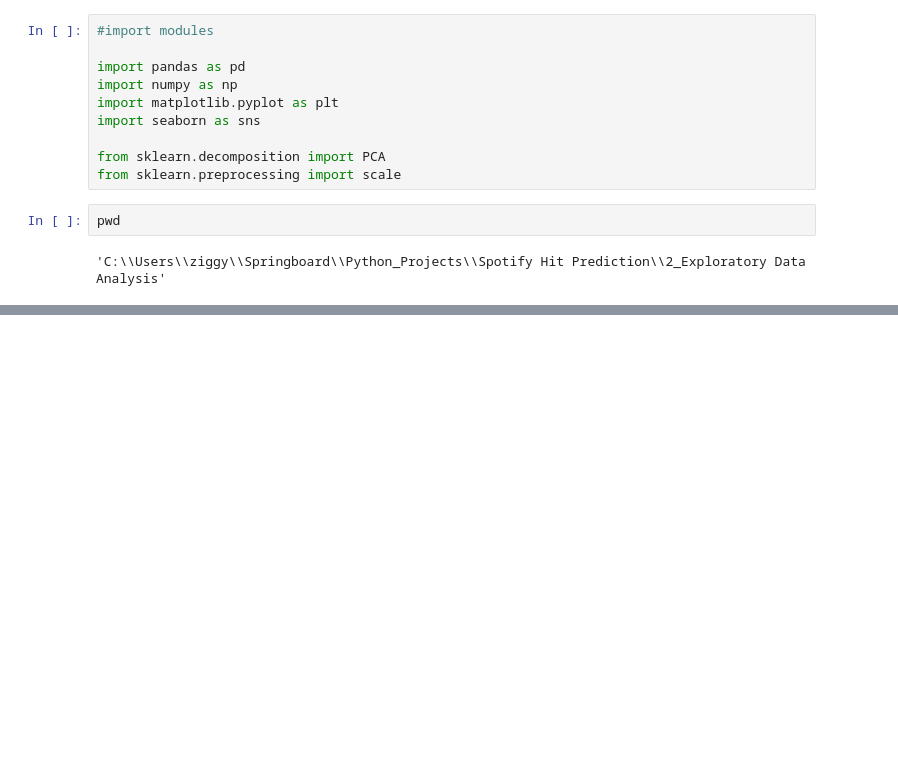
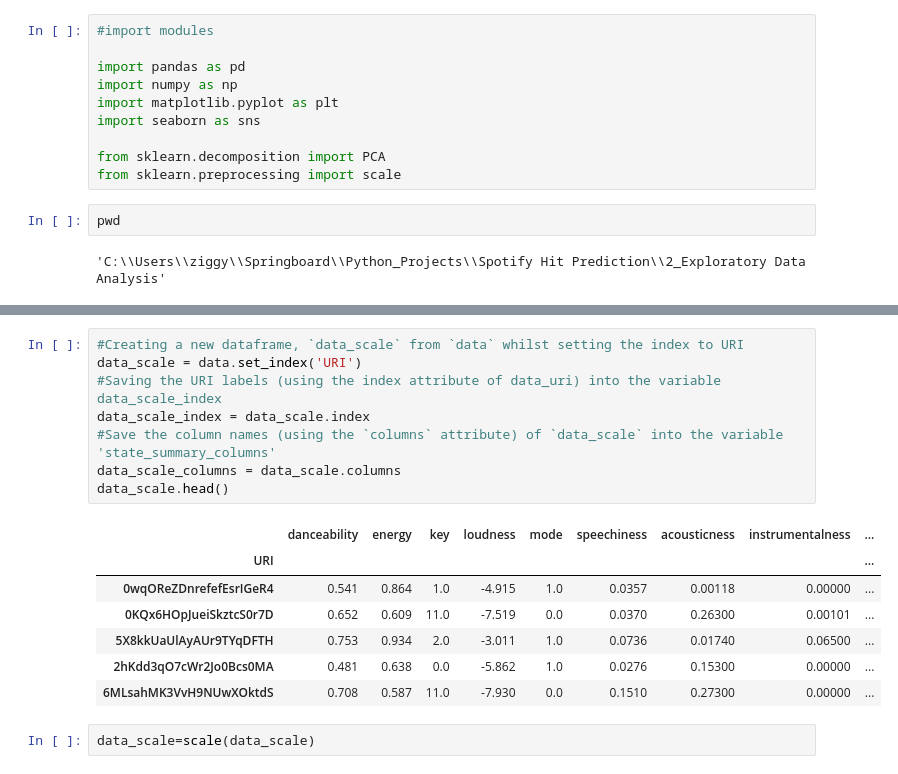
Before and after one commit to zig-zag-96/Python_Projects, a Jupyter notebook: Spotify Hit Prediction/2_Exploratory Data Analysis/Pre-processing for Cleaned_FullDataset.ipynb, the cells around one changed output, grey strips where cells are left out. Cells and saved outputs as stored; diff of their text form; blank space fills up the shorter version.

```diff
--- a/Spotify Hit Prediction/2_Exploratory Data Analysis/Pre-processing for Cleaned_FullDataset.ipynb
+++ b/Spotify Hit Prediction/2_Exploratory Data Analysis/Pre-processing for Cleaned_FullDataset.ipynb
@@ -18,0 +50,18 @@ FileNotFoundError: [Errno 2] No such file or directory: 'C:\\\\Users\\\\ziggy\\\
+# %%
+#Creating a new dataframe, `data_scale` from `data` whilst setting the index to URI
+data_scale = data.set_index('URI')
+#Saving the URI labels (using the index attribute of data_uri) into the variable data_scale_index
+data_scale_index = data_scale.index
+#Save the column names (using the `columns` attribute) of `data_scale` into the variable 'state_summary_columns'
+data_scale_columns = data_scale.columns
+data_scale.head()
+# %% [output]
+|  | danceability | energy | key | loudness | mode | speechiness | acousticness | instrumentalness | ... |
+| URI |  |  |  |  |  |  |  |  | ... |
+| 0wqOReZDnrefefEsrIGeR4 | 0.541 | 0.864 | 1.0 | -4.915 | 1.0 | 0.0357 | 0.00118 | 0.00000 | ... |
+| 0KQx6HOpJueiSkztcS0r7D | 0.652 | 0.609 | 11.0 | -7.519 | 0.0 | 0.0370 | 0.26300 | 0.00101 | ... |
+| 5X8kkUaUlAyAUr9TYqDFTH | 0.753 | 0.934 | 2.0 | -3.011 | 1.0 | 0.0736 | 0.01740 | 0.06500 | ... |
+| 2hKdd3qO7cWr2Jo0Bcs0MA | 0.481 | 0.638 | 0.0 | -5.862 | 1.0 | 0.0276 | 0.15300 | 0.00000 | ... |
+| 6MLsahMK3VvH9NUwXOktdS | 0.708 | 0.587 | 11.0 | -7.930 | 0.0 | 0.1510 | 0.27300 | 0.00000 | ... |
+# %%
+data_scale=scale(data_scale)
```
Also changed, not shown: parts of 12 cells of this notebook.
